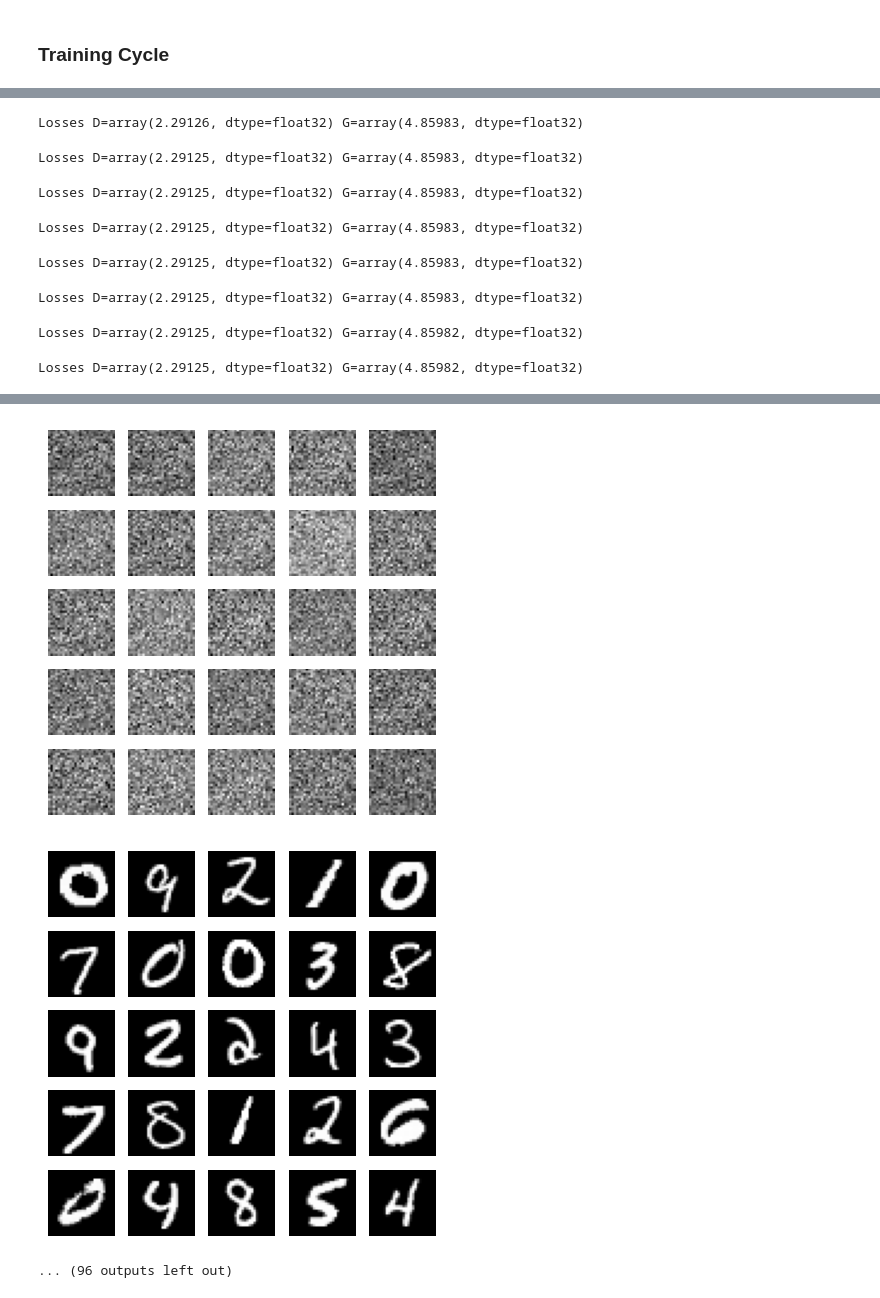
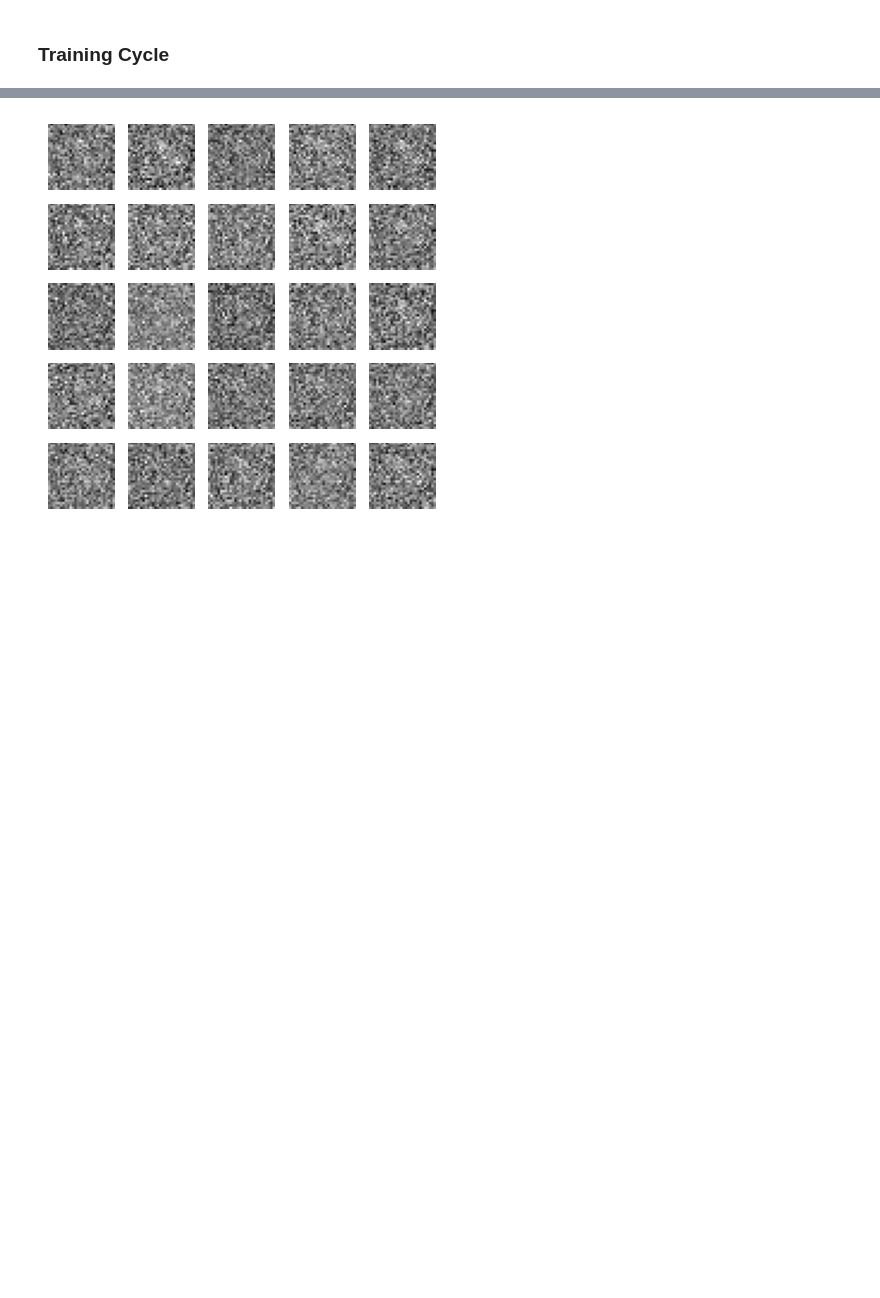
Before and after one commit to ml-explore/mlx-examples, a Jupyter notebook: gan/playground.ipynb, the cells around one changed output, grey strips where cells are left out. Saved outputs shown, nothing was run; the diff lists cells and outputs as text; code cells hidden in the pictures; blank space fills up the shorter version.

```diff
--- a/gan/playground.ipynb
+++ b/gan/playground.ipynb
@@ -27,9 +27,9 @@ def GenBlock(in_dim:int,out_dim:int):
 # %%
 class Generator(nn.Module):
 
-    def __init__(self, z_dim:int = 10, im_dim:int = 784, hidden_dim: int = 256):
+    def __init__(self, z_dim:int = 10, im_dim:int = 784, hidden_dim: int = 64):
         super(Generator, self).__init__()
-        # Build the neural network
+
         self.gen = nn.Sequential(
             GenBlock(z_dim, hidden_dim),
             GenBlock(hidden_dim, hidden_dim * 2),
@@ -143,14 +140,14 @@ def disc_loss(gen, disc, real, num_images, z_dim):
 
     fake_labels = mx.zeros((fake_images.shape[0],1))
 
-    fake_loss = nn.losses.binary_cross_entropy(fake_disc,fake_labels)
+    fake_loss = mx.mean(nn.losses.binary_cross_entropy(fake_disc,fake_labels,with_logits=True))
 
-    real_disc = disc(real)
+    real_disc = mx.array(disc(real))
     real_labels = mx.ones((real.shape[0],1))
 
-    real_loss = nn.losses.binary_cross_entropy(real_disc,real_labels)
+    real_loss = mx.mean(nn.losses.binary_cross_entropy(real_disc,real_labels,with_logits=True))
 
-    disc_loss = (fake_loss + real_loss) / 2
+    disc_loss = (fake_loss + real_loss)
 
     return disc_loss
 # %% [markdown]
@@ -161,12 +158,12 @@ def gen_loss(gen, disc, num_images, z_dim):
     noise = mx.array(get_noise(num_images, z_dim))
 
     fake_images = gen(noise)
-    fake_disc = disc(fake_images)
+    fake_disc = mx.array(disc(fake_images))
 
     fake_labels = mx.ones((fake_images.shape[0],1))
 
-    gen_loss = nn.losses.binary_cross_entropy(fake_disc,fake_labels)
+    gen_loss = nn.losses.binary_cross_entropy(fake_disc,fake_labels,with_logits=True)
 
-    return gen_loss
+    return mx.mean(gen_loss)
 # %%
 # Get only the training images
@@ -207,8 +204,8 @@ for x in X:
 # %% [markdown]
 ### Training Cycle
 # %%
-lr = 1e-6
-z_dim = 8
+lr = 2e-6
+z_dim = 128
 
 gen = Generator(z_dim)
 mx.eval(gen.parameters())
@@ -219,7 +216,7 @@ mx.eval(disc.parameters())
 disc_opt = optim.Adam(learning_rate=lr, betas=[0.5, 0.999])
 # %%
 # Set your parameters
-n_epochs = 200
+n_epochs = 50
 display_step = 5000
 cur_step = 0
 
@@ -231,7 +228,7 @@ G_loss_grad = nn.value_and_grad(gen, gen_loss)
 
 for epoch in tqdm(range(n_epochs)):
 
-    for real in batch_iterate(batch_size, train_images):
+    for idx,real in enumerate(batch_iterate(batch_size, train_images)):
 
         # TODO Train Discriminator
         D_loss,D_grads = D_loss_grad(gen, disc,mx.array(real), batch_size, z_dim)
@@ -251,13 +248,20 @@ for epoch in tqdm(range(n_epochs)):
         # Update gradients
         mx.eval(gen.parameters(), gen_opt.state)
 
-        if (cur_step + 1) % display_step == 0:
-            print(f"Step {epoch}: Generator loss: {G_loss}, discriminator loss: {D_loss}")
+        # if (cur_step + 1) % display_step == 0:
+        #     print(f"Step {epoch}: Generator loss: {G_loss}, discriminator loss: {D_loss}")
+        #     fake_noise = mx.array(get_noise(batch_size, z_dim))
+        #     fake = gen(fake_noise)
+        #     show_images(fake)
+        #     show_images(real)
+        # cur_step += 1
+
+    if epoch%10==0:
+            print("Epoch: {}, iteration: {}, Discriminator Loss:{}, Generator Loss: {}".format(epoch,idx,D_loss,G_loss))
             fake_noise = mx.array(get_noise(batch_size, z_dim))
             fake = gen(fake_noise)
             show_images(fake)
-            show_images(real)
-        cur_step += 1
+            # show_images(real)
 
-    print('Losses D={0} G={1}'.format(D_loss,G_loss))
+    # print('Losses D={0} G={1}'.format(D_loss,G_loss))
 # %% [output]
@@ -265,8 +268,0 @@ Losses D=array(2.29126, dtype=float32) G=array(4.85983, dtype=float32)
-Losses D=array(2.29126, dtype=float32) G=array(4.85983, dtype=float32)
-Losses D=array(2.29125, dtype=float32) G=array(4.85983, dtype=float32)
-Losses D=array(2.29125, dtype=float32) G=array(4.85983, dtype=float32)
-Losses D=array(2.29125, dtype=float32) G=array(4.85983, dtype=float32)
-Losses D=array(2.29125, dtype=float32) G=array(4.85983, dtype=float32)
-Losses D=array(2.29125, dtype=float32) G=array(4.85983, dtype=float32)
-Losses D=array(2.29125, dtype=float32) G=array(4.85982, dtype=float32)
-Losses D=array(2.29125, dtype=float32) G=array(4.85982, dtype=float32)
@@ -275,3 +269 @@ Step 10: Generator loss: array(4.85982, dtype=float32), discriminator loss: arra
-[figure, old version]
+[figure, new version]
-[figure, removed]
-... (96 outputs left out)
```
Also changed, not shown: parts of 8 cells of this notebook.
